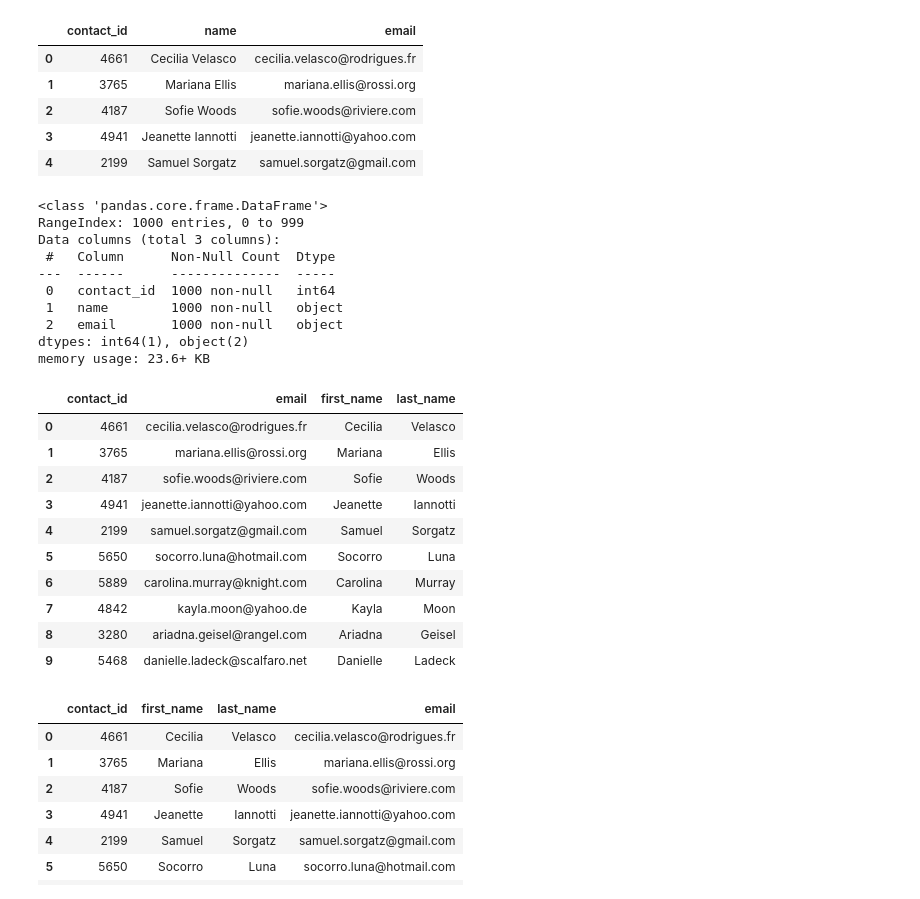
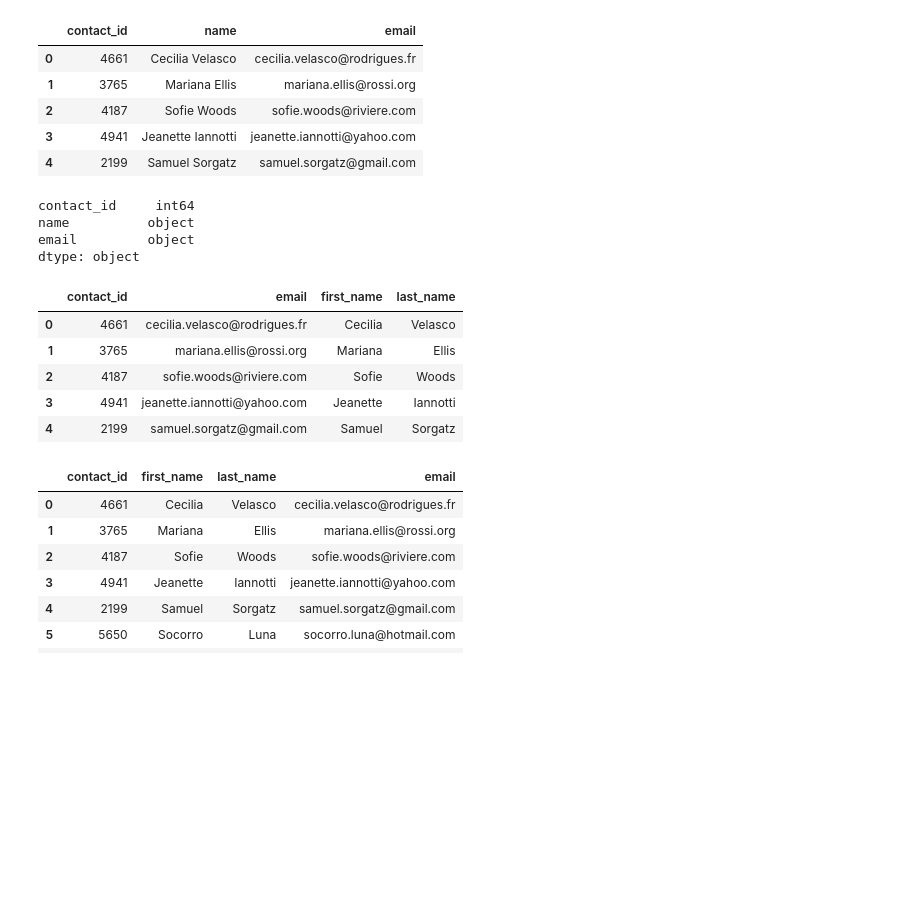
Before and after one commit to StarkArk/Crowdfunding_ETL, a Jupyter notebook: ETL_Mini_Project_Code.ipynb, the cells around one changed output. Cells and saved outputs as stored; diff of their text form; code cells hidden in the pictures; blank space fills up the shorter version.

```diff
--- a/ETL_Mini_Project_Code.ipynb
+++ b/ETL_Mini_Project_Code.ipynb
@@ -359,0 +441,3 @@ Then export the DataFrame as a `contacts.csv` CSV file.
+# %%
+import json
+json.loads(contact_info_df['contact_info'].values.tolist()[0]).values()
@@ -359,0 +446,9 @@ Then export the DataFrame as a `contacts.csv` CSV file.
+# %%
+# Iterate through the contact_info_df and convert each row to a dictionary.
+import json
+dict_values = [list(json.loads(i).values()) for i in contact_info_df['contact_info'].values.tolist()]
+
+
+# Print out the list of values for each row.
+print(len(dict_values))
+print(dict_values[0:100])
@@ -360,8 +458,8 @@ Then export the DataFrame as a `contacts.csv` CSV file.
 # %%
 # Iterate through the contact_info_df and convert each row to a dictionary.
-import json
-dict_values = []
+# import json
+# dict_values = []
 
 
-# Print out the list of values for each row.
-print(dict_values)
+# # Print out the list of values for each row.
+# print(dict_values)
@@ -370,6 +466,13 @@ print(dict_values)
 # %%
 # Create a contact_info DataFrame and add each list of values, i.e., each row
 # to the 'contact_id', 'name', 'email' columns.
+contacts_df = pd.DataFrame()
+
+contacts_df['contact_id'] = [contact[0] for contact in dict_values]
+contacts_df['name'] = [contact[1] for contact in dict_values]
+contacts_df['email'] = [contact[2] for contact in dict_values]
+
+contacts_df.head()
 # %% [output]
 |  | contact_id | name | email |
 | 0 | 4661 | Cecilia Velasco | cecilia.velasco@rodrigues.fr |
@@ -379,33 +482,27 @@ print(dict_values)
 | 4 | 2199 | Samuel Sorgatz | samuel.sorgatz@gmail.com |
 # %%
 # Check the datatypes.
+contacts_df.dtypes
 # %% [output]
-<class 'pandas.core.frame.DataFrame'>
-RangeIndex: 1000 entries, 0 to 999
-Data columns (total 3 columns):
- #   Column      Non-Null Count  Dtype
----  ------      --------------  -----
- 0   contact_id  1000 non-null   int64
- 1   name        1000 non-null   object
- 2   email       1000 non-null   object
-dtypes: int64(1), object(2)
-memory usage: 23.6+ KB
+contact_id     int64
+name          object
+email         object
+dtype: object
 # %%
 # Create a "first"name" and "last_name" column with the first and last names from the "name" column.
-
+contacts_df['first_name'] = [name.split(" ")[0] for name in contacts_df['name']]
+contacts_df['last_name'] = [name.split(" ")[1] for name in contacts_df['name']]
 
 # Drop the contact_name column
+contacts_firstlast_df = contacts_df.drop(columns='name')
+
+contacts_firstlast_df.head()
 # %% [output]
 |  | contact_id | email | first_name | last_name |
 | 0 | 4661 | cecilia.velasco@rodrigues.fr | Cecilia | Velasco |
 | 1 | 3765 | mariana.ellis@rossi.org | Mariana | Ellis |
 | 2 | 4187 | sofie.woods@riviere.com | Sofie | Woods |
 | 3 | 4941 | jeanette.iannotti@yahoo.com | Jeanette | Iannotti |
 | 4 | 2199 | samuel.sorgatz@gmail.com | Samuel | Sorgatz |
-| 5 | 5650 | socorro.luna@hotmail.com | Socorro | Luna |
-| 6 | 5889 | carolina.murray@knight.com | Carolina | Murray |
-| 7 | 4842 | kayla.moon@yahoo.de | Kayla | Moon |
-| 8 | 3280 | ariadna.geisel@rangel.com | Ariadna | Geisel |
-| 9 | 5468 | danielle.ladeck@scalfaro.net | Danielle | Ladeck |
 # %%
 # Reorder the columns
```
Also changed, not shown: parts of 28 cells of this notebook, 2 other files.
